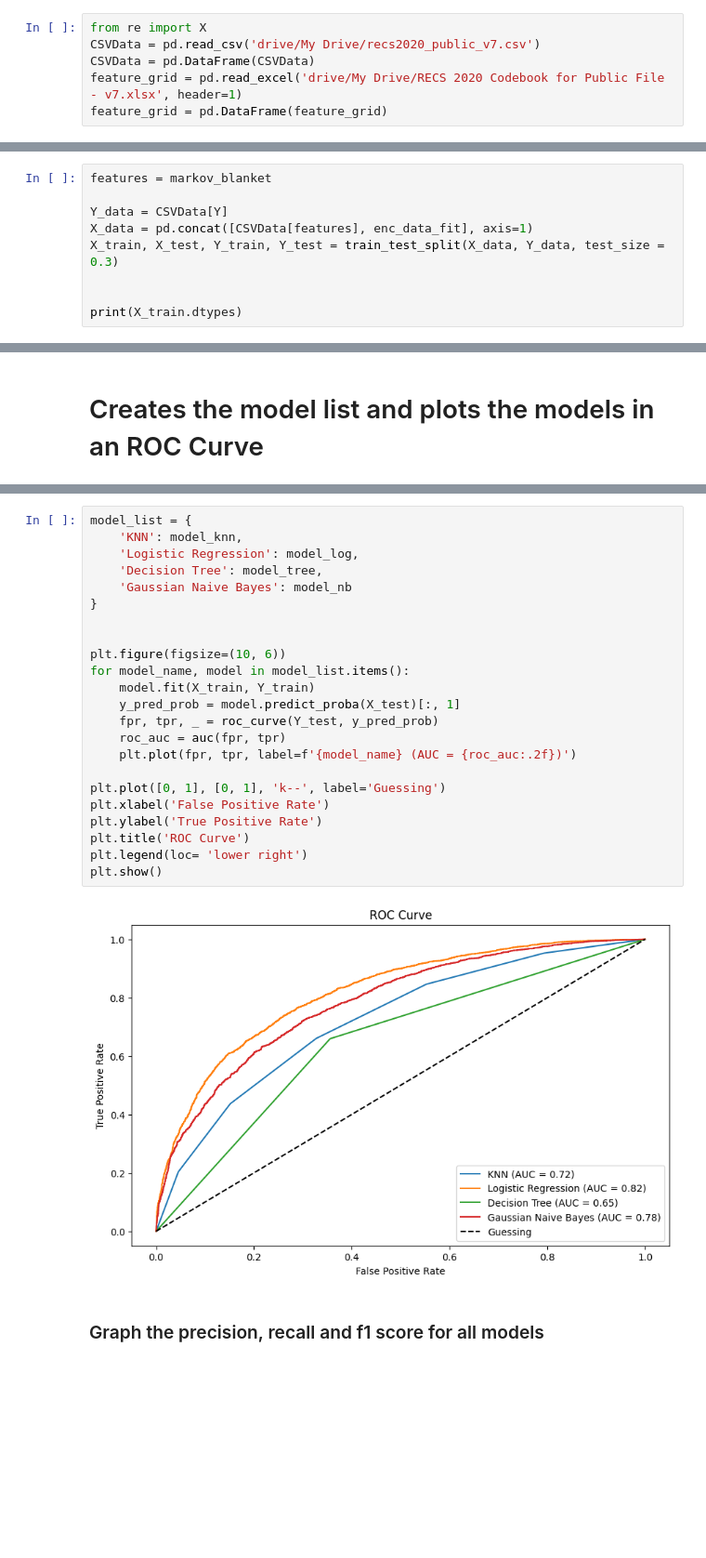
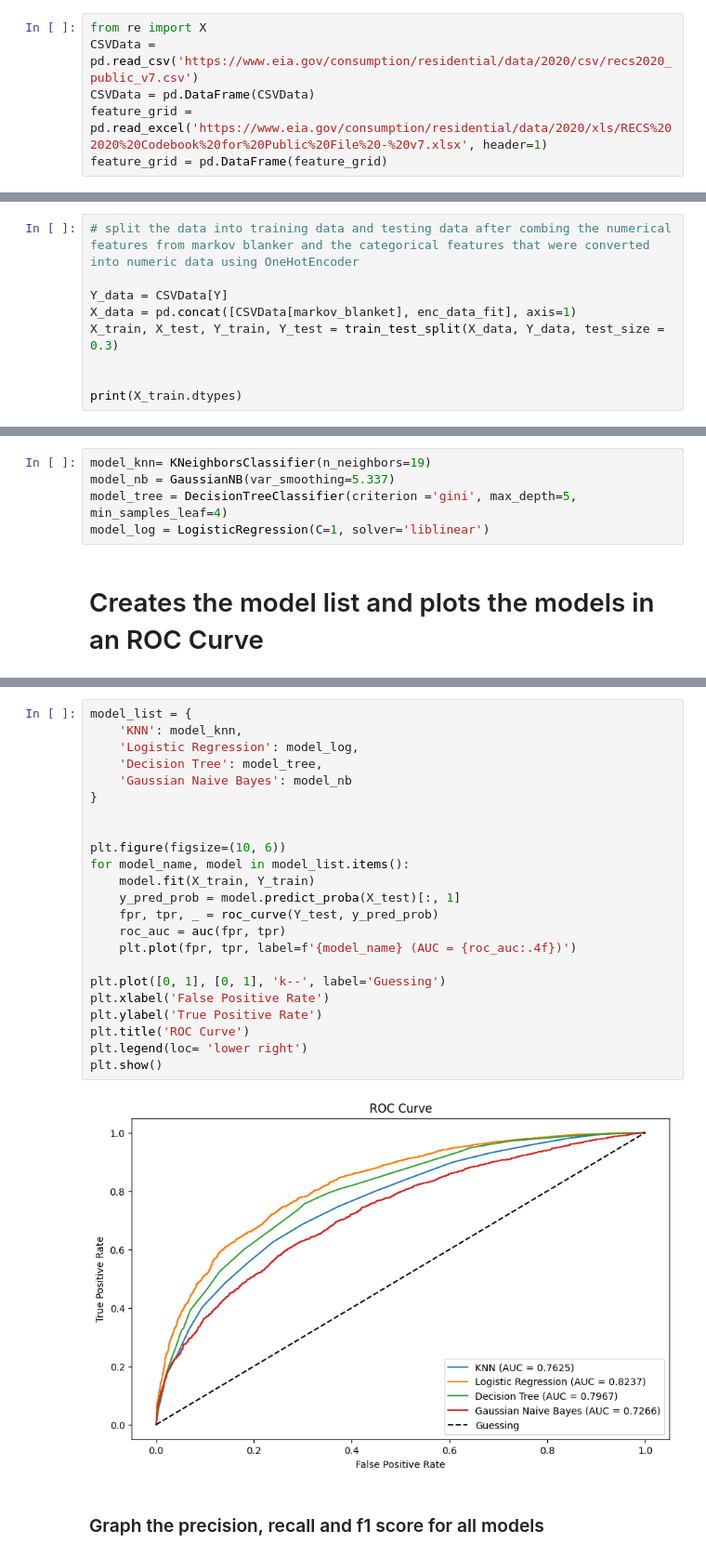
Before and after one commit to GVSU-CIS635/term-project-proposal-d-miner, a Jupyter notebook: D_Miners.ipynb, the cells around one changed output, grey strips where cells are left out. Shown at 93% size. Saved outputs shown, nothing was run; the diff lists cells and outputs as text; blank space fills up the shorter version.

Commit message:
Fixed ROC Curve added F1, Accuracy, ROC score dataframe

```diff
--- a/D_Miners.ipynb
+++ b/D_Miners.ipynb
@@ -50,8 +45,8 @@ Drive already mounted at /content/drive; to attempt to forcibly remount, call dr
 # %%
 from re import X
-CSVData = pd.read_csv('drive/My Drive/recs2020_public_v7.csv')
+CSVData = pd.read_csv('https://www.eia.gov/consumption/residential/data/2020/csv/recs2020_public_v7.csv')
 CSVData = pd.DataFrame(CSVData)
-feature_grid = pd.read_excel('drive/My Drive/RECS 2020 Codebook for Public File - v7.xlsx', header=1)
+feature_grid = pd.read_excel('https://www.eia.gov/consumption/residential/data/2020/xls/RECS%202020%20Codebook%20for%20Public%20File%20-%20v7.xlsx', header=1)
 feature_grid = pd.DataFrame(feature_grid)
 # %%
 main_features= CSVData.columns
@@ -283,10 +291,10 @@ display(enc_data_fit)
 | 18495 | 1 | 0 | 0 | 0 | 0 | ... |
 18496 rows × 25 columns
 # %%
-features = markov_blanket
+# split the data into training data and testing data after combing the numerical features from markov blanker and the categorical features that were converted into numeric data using OneHotEncoder
 
 Y_data = CSVData[Y]
-X_data = pd.concat([CSVData[features], enc_data_fit], axis=1)
+X_data = pd.concat([CSVData[markov_blanket], enc_data_fit], axis=1)
 X_train, X_test, Y_train, Y_test = train_test_split(X_data, Y_data, test_size = 0.3)
 
 
@@ -382,2 +390,7 @@ KNeighborsClassifier(n_neighbors=23)
+# %%
+model_knn= KNeighborsClassifier(n_neighbors=19)
+model_nb = GaussianNB(var_smoothing=5.337)
+model_tree = DecisionTreeClassifier(criterion ='gini', max_depth=5, min_samples_leaf=4)
+model_log = LogisticRegression(C=1, solver='liblinear')
 # %% [markdown]
 # Creates the model list and plots the models in an ROC Curve
@@ -384,28 +435,28 @@ KNeighborsClassifier(n_neighbors=23)
 # %%
 model_list = {
     'KNN': model_knn,
     'Logistic Regression': model_log,
     'Decision Tree': model_tree,
     'Gaussian Naive Bayes': model_nb
 }
 
 
 plt.figure(figsize=(10, 6))
 for model_name, model in model_list.items():
     model.fit(X_train, Y_train)
     y_pred_prob = model.predict_proba(X_test)[:, 1]
     fpr, tpr, _ = roc_curve(Y_test, y_pred_prob)
     roc_auc = auc(fpr, tpr)
-    plt.plot(fpr, tpr, label=f'{model_name} (AUC = {roc_auc:.2f})')
+    plt.plot(fpr, tpr, label=f'{model_name} (AUC = {roc_auc:.4f})')
 
 plt.plot([0, 1], [0, 1], 'k--', label='Guessing')
 plt.xlabel('False Positive Rate')
 plt.ylabel('True Positive Rate')
 plt.title('ROC Curve')
 plt.legend(loc= 'lower right')
 plt.show()
 # %% [output]
-[figure, old version]
+[figure, new version]
 # %% [markdown]
 ### Graph the precision, recall and f1 score for all models
 # %%
```
Also changed, not shown: parts of 14 cells of this notebook.
